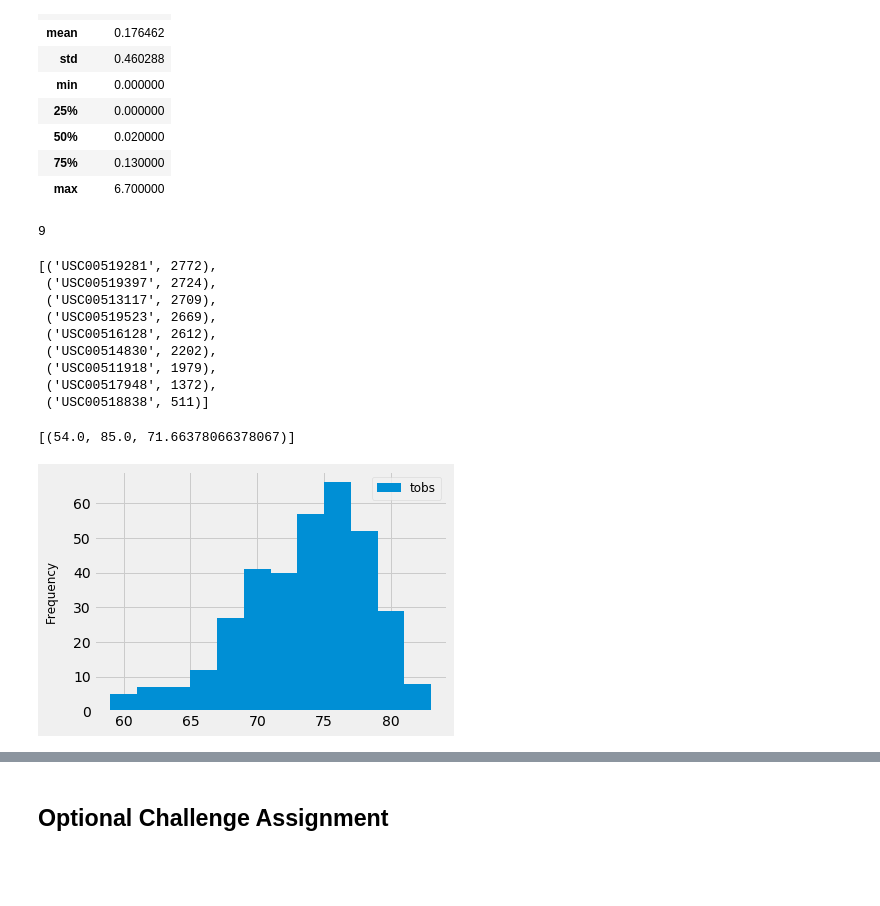
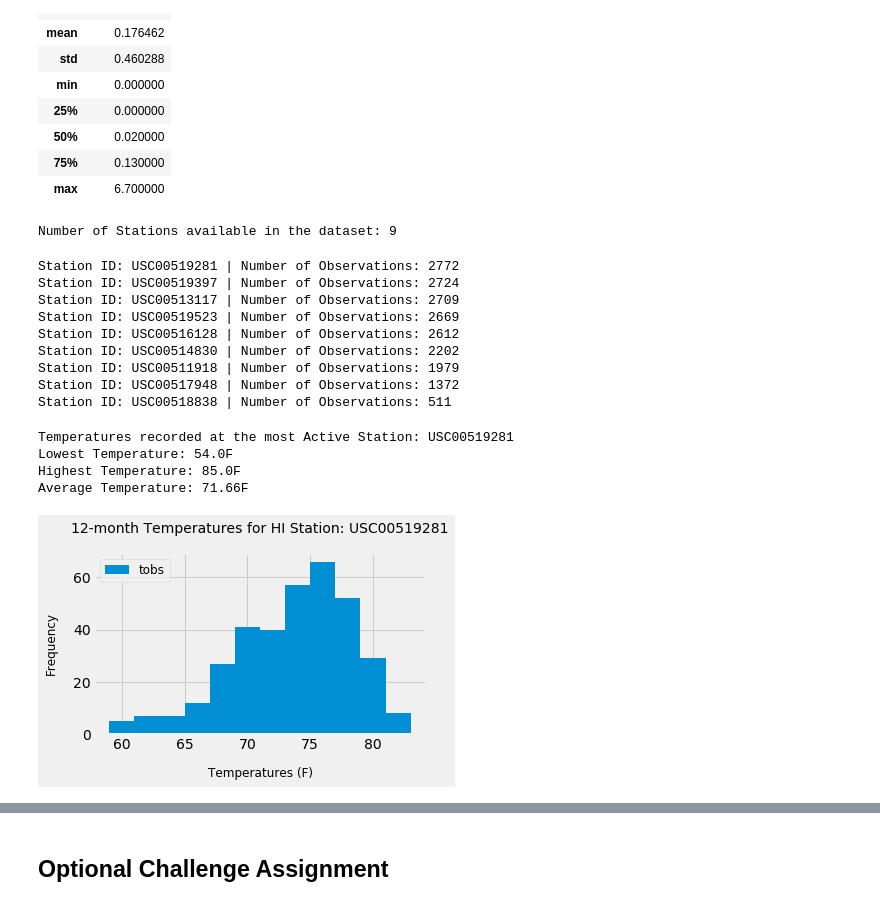
Before and after one commit to anulkar/sqlalchemy-challenge, a Jupyter notebook: climate_analysis.ipynb, the cells around one changed output, grey strips where cells are left out. Saved outputs shown, nothing was run; the diff lists cells and outputs as text; code cells hidden in the pictures; blank space fills up the shorter version.

```diff
--- a/climate_analysis.ipynb
+++ b/climate_analysis.ipynb
@@ -83,48 +84,59 @@ prcp_scores_df.describe()
 | 75% | 0.130000 |
 | max | 6.700000 |
 # %%
-# Query to show how many stations are available in this dataset?
+# Query to show how many stations are available in this dataset
 
-session.query(Station).count()
+print(f"Number of Stations available in the dataset: {session.query(Station).count()}")
 # %% [output]
-9
+Number of Stations available in the dataset: 9
 # %%
 # Query to list the most active stations (i.e. stations that have the most rows)
 # List the stations and the counts in descending order.
 
 active_stations = session.query(Measurement.station, func.count(Measurement.station)).group_by(Measurement.station).order_by(func.count(Measurement.station).desc()).all()
 
-active_stations
+for station in active_stations:
+    print(f"Station ID: {station[0]} | Number of Observations: {station[1]}")
 # %% [output]
-[('USC00519281', 2772),
- ('USC00519397', 2724),
- ('USC00513117', 2709),
- ('USC00519523', 2669),
- ('USC00516128', 2612),
- ('USC00514830', 2202),
- ('USC00511918', 1979),
- ('USC00517948', 1372),
- ('USC00518838', 511)]
+Station ID: USC00519281 | Number of Observations: 2772
+Station ID: USC00519397 | Number of Observations: 2724
+Station ID: USC00513117 | Number of Observations: 2709
+Station ID: USC00519523 | Number of Observations: 2669
+Station ID: USC00516128 | Number of Observations: 2612
+Station ID: USC00514830 | Number of Observations: 2202
+Station ID: USC00511918 | Number of Observations: 1979
+Station ID: USC00517948 | Number of Observations: 1372
+Station ID: USC00518838 | Number of Observations: 511
 # %%
 # Using the station id from the previous query, calculate the lowest temperature recorded,
 # highest temperature recorded, and average temperature of the most active station
 
-session.query(func.min(Measurement.tobs), func.max(Measurement.tobs), func.avg(Measurement.tobs)).filter(Measurement.station == active_stations[0][0]).all()
+temps = session.query(func.min(Measurement.tobs), func.max(Measurement.tobs), func.avg(Measurement.tobs)).filter(Measurement.station == active_stations[0][0]).all()
+
+print(f"Temperatures recorded at the most Active Station: {active_stations[0][0]}")
+print(f"Lowest Temperature: {temps[0][0]}F")
+print(f"Highest Temperature: {temps[0][1]}F")
+print(f"Average Temperature: {round(temps[0][2],2)}F")
 # %% [output]
-[(54.0, 85.0, 71.66378066378067)]
+Temperatures recorded at the most Active Station: USC00519281
+Lowest Temperature: 54.0F
+Highest Temperature: 85.0F
+Average Temperature: 71.66F
 # %%
 # Query the last 12 months of temperature observation data for the station with the highest number of temperature observations
 temp_obs = session.query(Measurement.tobs).filter(Measurement.station == active_stations[0][0]).filter(Measurement.date >= date_year_ago).filter(Measurement.date <= last_measurement_date[0]).all()
 
 # Unpack tuple using list comprehensions
 temps = [temp[0] for temp in temp_obs]
 
 # Plot the results as a histogram
 fig, ax = plt.subplots(tight_layout=True)
 ax.hist(temps[::-1], bins=12)
+ax.set_title(f'12-month Temperatures for HI Station: {active_stations[0][0]}', fontsize=14, pad=20)
 ax.set_ylabel('Frequency', fontsize=12, labelpad=15)
-ax.legend(['tobs'], loc='upper right', fontsize=12)
+ax.set_xlabel('Temperatures (F)', fontsize=12, labelpad=15)
+ax.legend(['tobs'], loc='upper left', fontsize=12)
 plt.savefig(f'images/Yearly_HI_Tobs_Station_{active_stations[0][0]}_{date_year_ago}_{last_measurement_date[0]}.png', dpi=200)
 plt.show()
 # %% [output]
-[figure, old version]
+[figure, new version]
```
Also changed, not shown: parts of 5 cells of this notebook.
